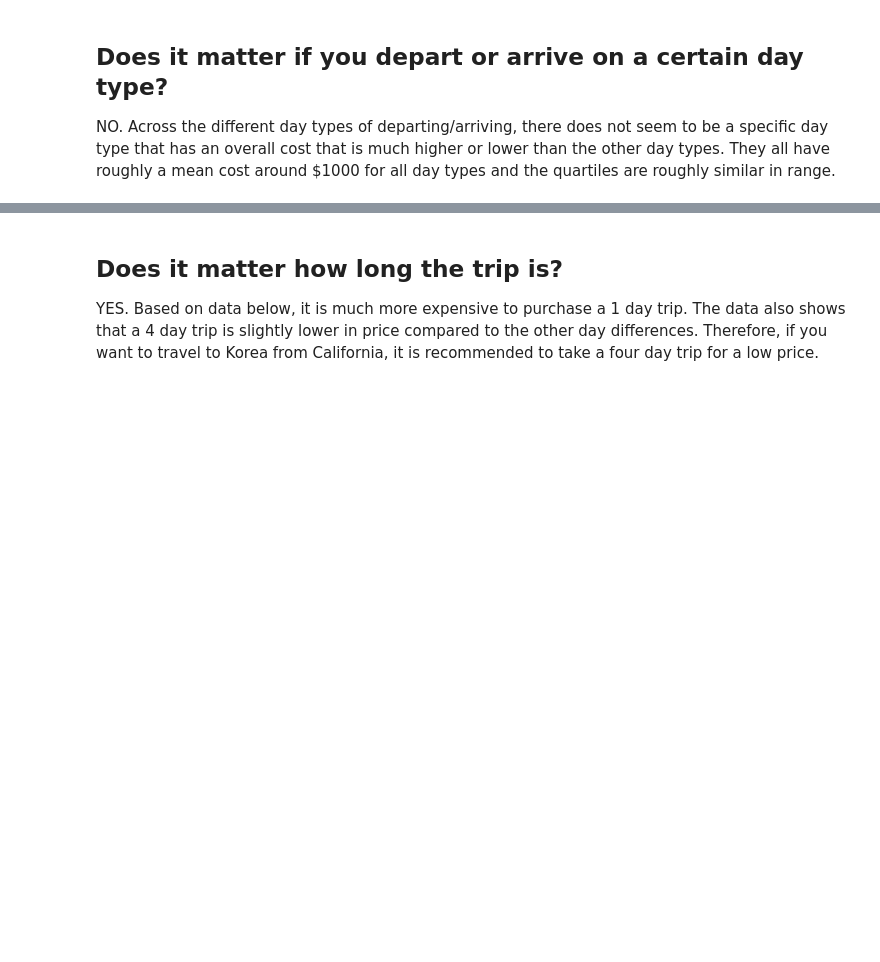
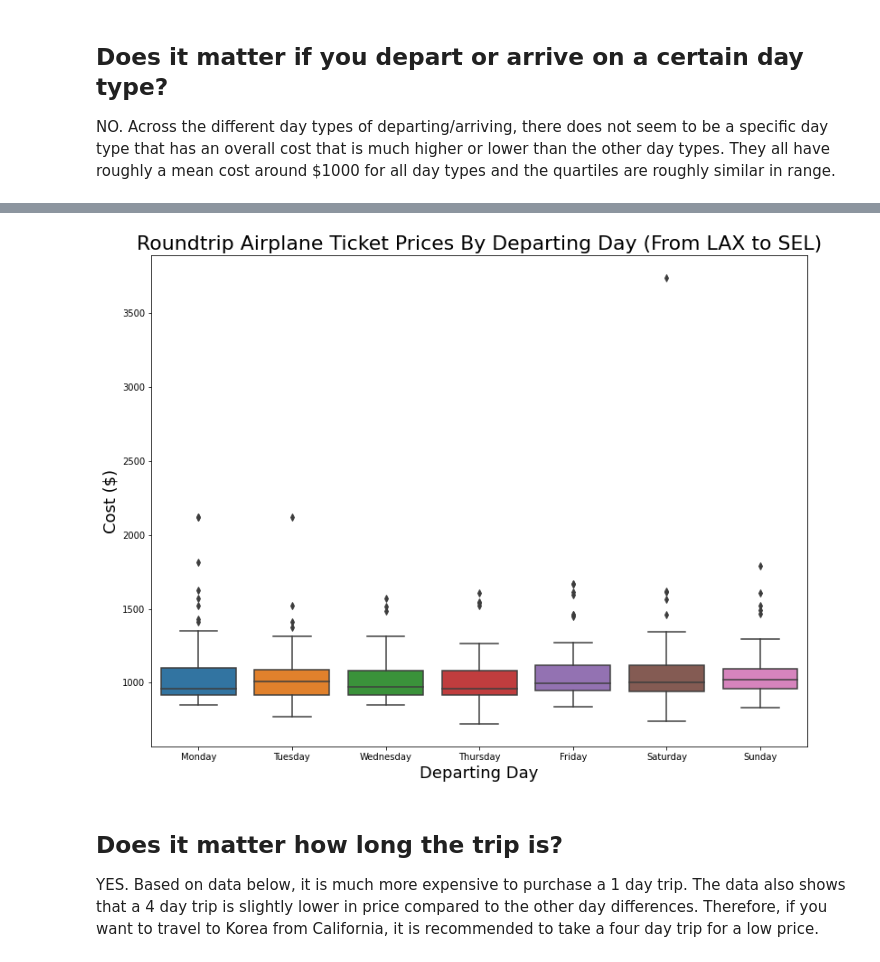
Before and after one commit to jjkcoding/Airplane-Prices, a Jupyter notebook: Airplane_Prices_Analysis.ipynb, the cells around one changed output, grey strips where cells are left out. Saved outputs shown, nothing was run; the diff lists cells and outputs as text; code cells hidden in the pictures; blank space fills up the shorter version.

```diff
--- a/Airplane_Prices_Analysis.ipynb
+++ b/Airplane_Prices_Analysis.ipynb
@@ -148,3 +139,15 @@ depart_plt.show()
+# %%
+week_order = ["Monday", "Tuesday", "Wednesday", "Thursday", "Friday", "Saturday", "Sunday"]
+
+plt.figure(figsize=(13, 10))
+sns.boxplot(x = 'Depart_Day_Type', y = 'Cost', order = week_order, data = air_dat, notch = False)
+
+plt.title("Roundtrip Airplane Ticket Prices By Departing Day (From LAX to SEL)", size = 22)
+plt.xlabel("Departing Day", size = 18)
+plt.ylabel("Cost ($)", size = 18)
+plt.show()
+# %% [output]
+[figure, added]
 # %% [markdown]
 ## Does it matter how long the trip is?
 
```
Also changed, not shown: parts of 12 cells of this notebook.
